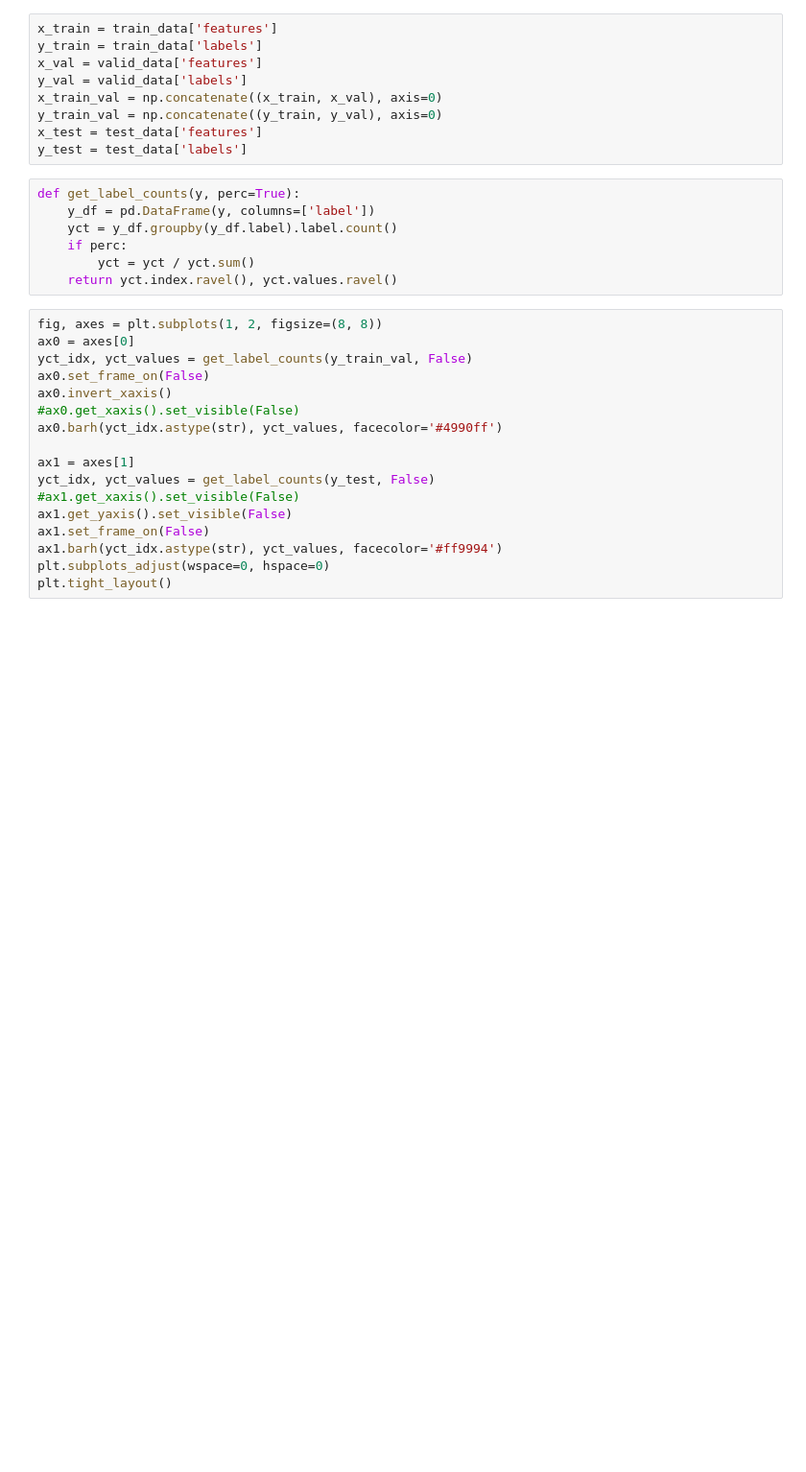
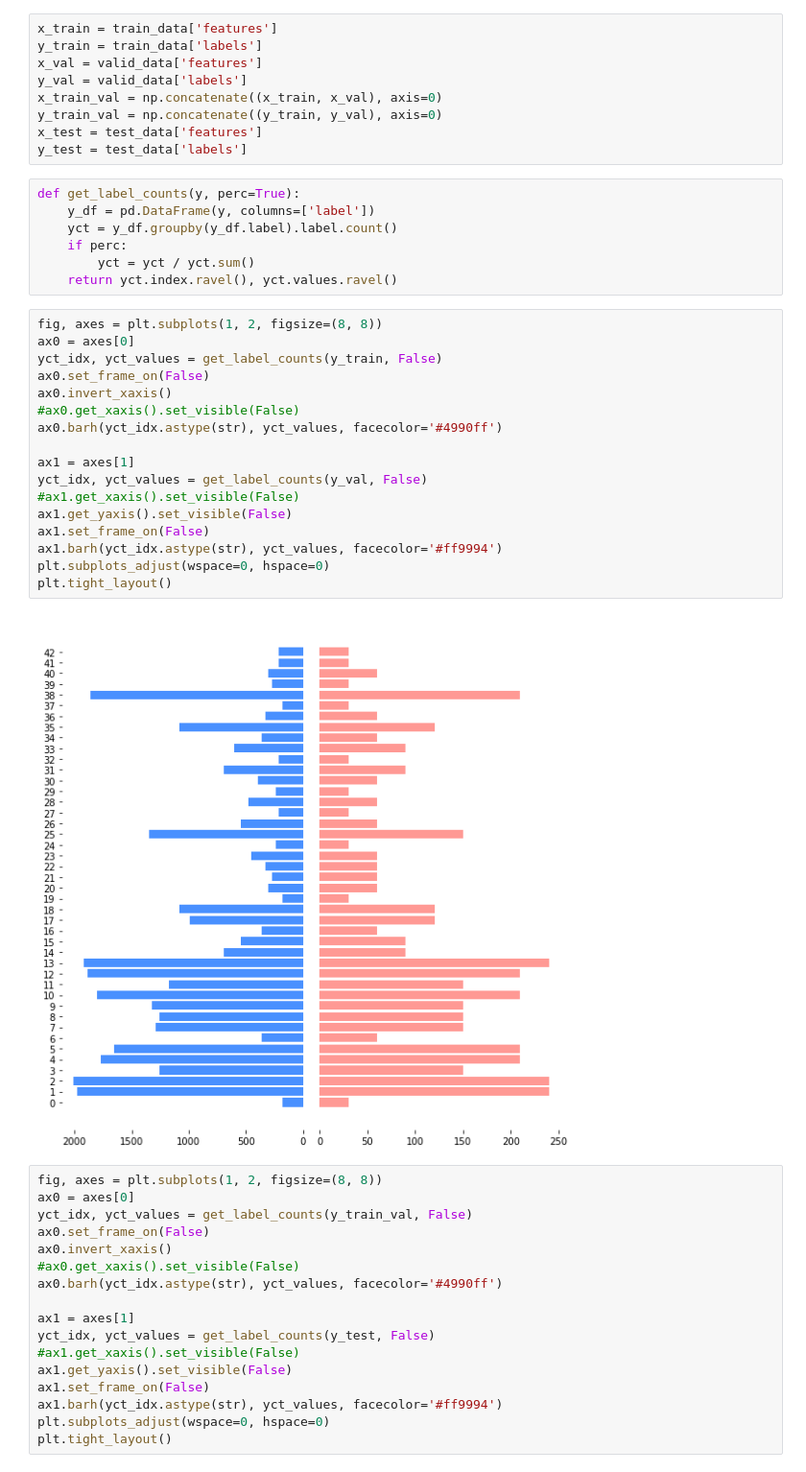
Before and after one commit to Jetafull/CarND-Traffic-Sign-Classifier-Project, a Jupyter notebook: Traffic_Sign_Classifier.ipynb, the cells around one changed output. Shown at 96% size. Drawn from its saved outputs; the diff is of its cells as text; blank space fills up the shorter version.

```diff
--- a/Traffic_Sign_Classifier.ipynb
+++ b/Traffic_Sign_Classifier.ipynb
@@ -126,6 +137,25 @@ def get_label_counts(y, perc=True):
     if perc:
         yct = yct / yct.sum()
     return yct.index.ravel(), yct.values.ravel()
+# %%
+fig, axes = plt.subplots(1, 2, figsize=(8, 8))
+ax0 = axes[0]
+yct_idx, yct_values = get_label_counts(y_train, False)
+ax0.set_frame_on(False)
+ax0.invert_xaxis()
+#ax0.get_xaxis().set_visible(False)
+ax0.barh(yct_idx.astype(str), yct_values, facecolor='#4990ff')
+
+ax1 = axes[1]
+yct_idx, yct_values = get_label_counts(y_val, False)
+#ax1.get_xaxis().set_visible(False)
+ax1.get_yaxis().set_visible(False)
+ax1.set_frame_on(False)
+ax1.barh(yct_idx.astype(str), yct_values, facecolor='#ff9994')
+plt.subplots_adjust(wspace=0, hspace=0)
+plt.tight_layout()
+# %% [output]
+[figure, added]
 # %%
 fig, axes = plt.subplots(1, 2, figsize=(8, 8))
 ax0 = axes[0]
```
Also changed, not shown: parts of 50 cells of this notebook, 9 other files.
